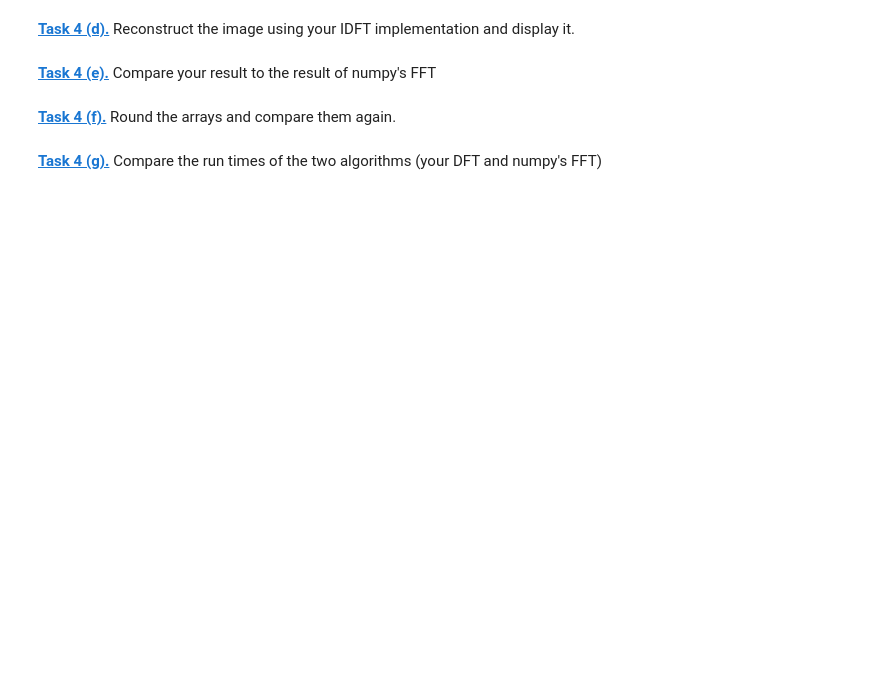
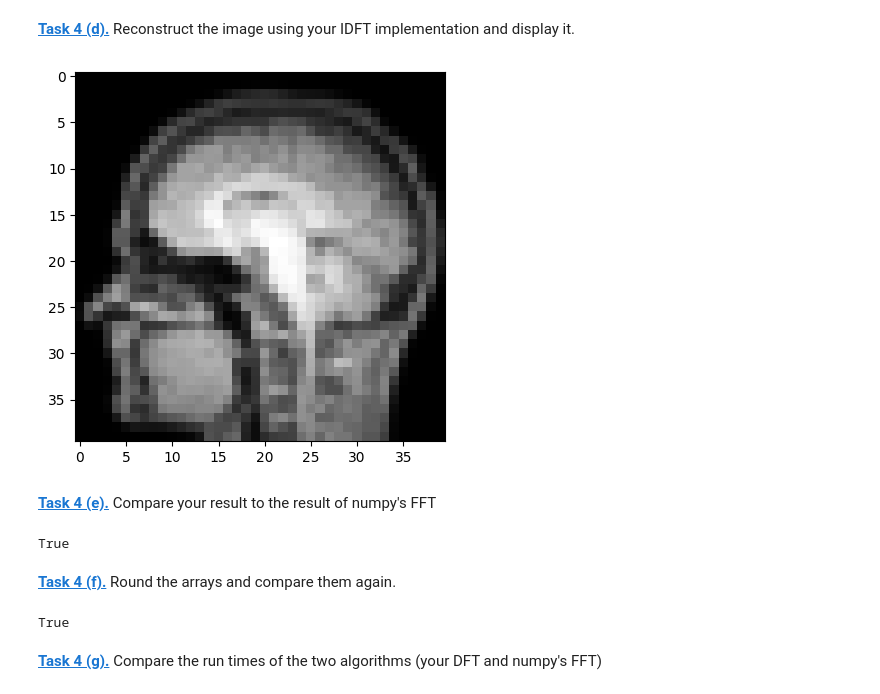
Before and after one commit to ronjahornschuh/mobi-fs5-python, a Jupyter notebook: fourier.ipynb, the cells around one changed output. Cells and saved outputs as stored; diff of their text form; code cells hidden in the pictures; blank space fills up the shorter version.

```diff
--- a/fourier.ipynb
+++ b/fourier.ipynb
@@ -289,3 +270,20 @@ phase = np.angle(DFT_mri)
+# %%
+def own_IDFT(own_DFT):
+    M, N = own_DFT.shape
+    dft = np.zeros(own_DFT.shape, dtype=complex)
+
+    for u in range(M):
+        for v in range(N):
+            total_sum = 0 + 0j
+
+            for x in range(M):
+                for y in range(N):
+                    exponent = 2j * np.pi * ((u * x) / M + (v * y) / N)
+                    total_sum = total_sum + own_DFT[x, y] * np.exp(exponent)
+
+            dft[u, v] = total_sum
+
+    return dft
 # %% [markdown]
 Due to high computational costs, we need to resize the image.
 # %%
@@ -298,8 +312,34 @@ NameError: name 'brain_img' is not defined
 # %% [markdown]
 **[Task 4 (d).]()** Reconstruct the image using your IDFT implementation and display it.
+# %%
+# IDFT in mri ausprobieren
+IDFT_mri = own_IDFT(DFT_mri)
+
+plt.figure()
+plt.imshow(np.real(IDFT_mri), cmap="gray")
+
+
+plt.show()
+# %% [output]
+[figure, added]
 # %% [markdown]
 **[Task 4 (e).]()** Compare your result to the result of numpy's FFT
+# %%
+FFT_mri = np.fft.fft2(mri_resized, norm='forward')
+
+comparison = np.allclose(FFT_mri, DFT_mri)
+display(comparison)
+# %% [output]
+True
 # %% [markdown]
 **[Task 4 (f).]()** Round the arrays and compare them again.
+# %%
+comparison2 = np.mean(np.abs(DFT_mri - FFT_mri))
+DFT_rounded = np.round(DFT_mri, 5)
+FFT_rounded = np.round(FFT_mri, 5)
+
+(DFT_rounded == FFT_rounded).all()
+# %% [output]
+True
 # %% [markdown]
 **[Task 4 (g).]()** Compare the run times of the two algorithms (your DFT and numpy's FFT)
```
Also changed, not shown: parts of 7 cells of this notebook, 1 other file.
